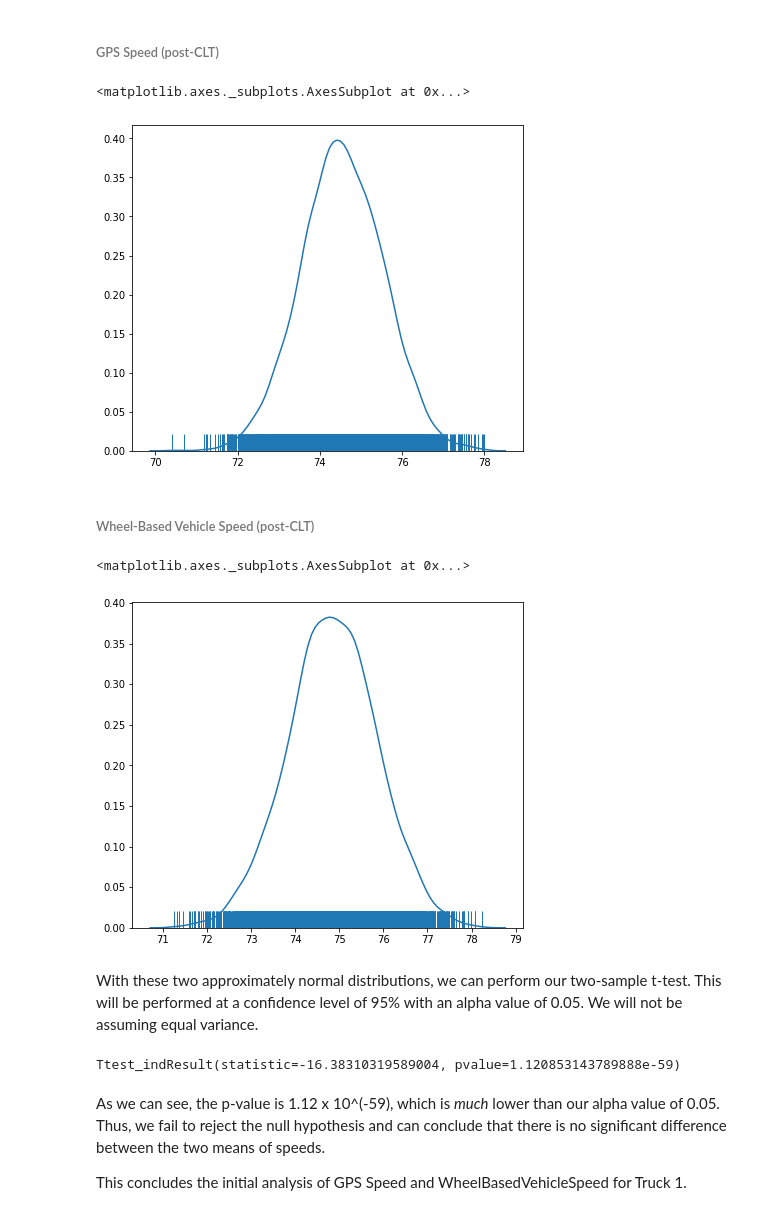
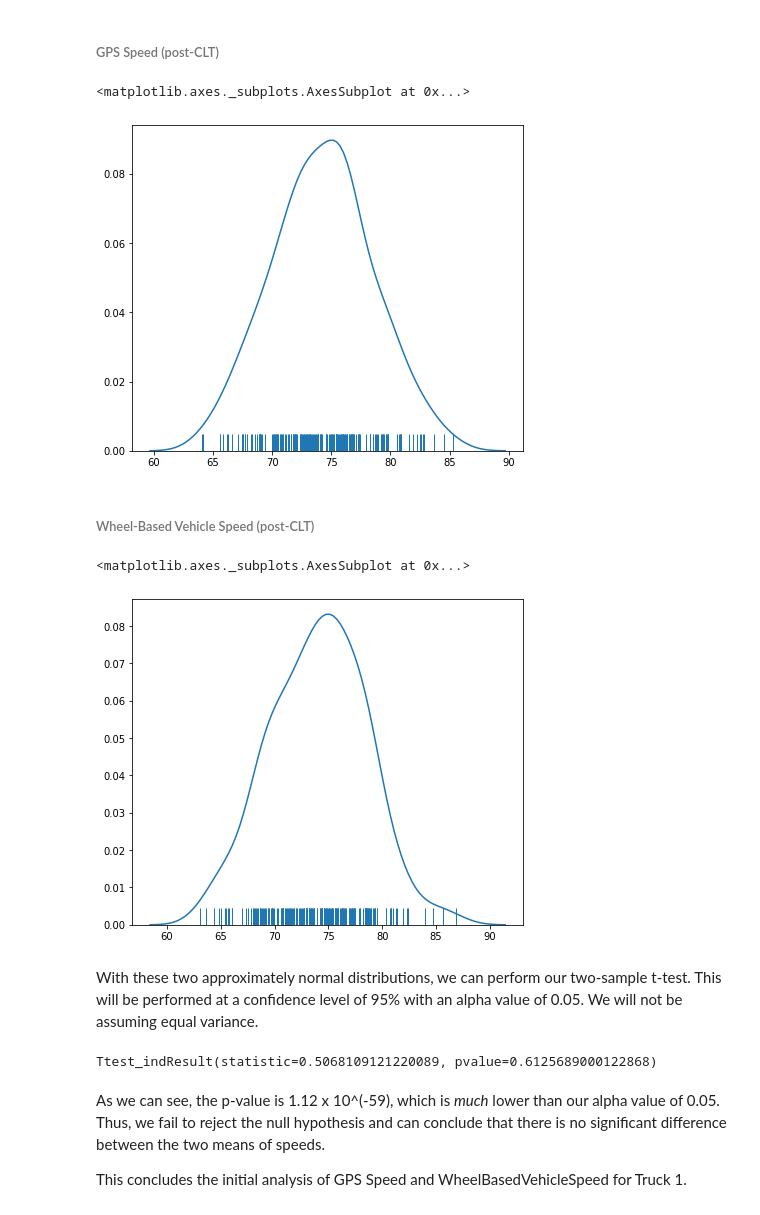
Before and after one commit to UNCG-CSE/Volvo_Truck_Analytics, a Jupyter notebook: src/Truck1GpsVsWheelBased.ipynb, the cells around one changed output. Drawn from its saved outputs; the diff is of its cells as text; code cells hidden in the pictures.

Commit message:
Fixed two-sample t-test for Truck 1.

```diff
--- a/src/Truck1GpsVsWheelBased.ipynb
+++ b/src/Truck1GpsVsWheelBased.ipynb
@@ -159,8 +159,8 @@ Since there are two samples, we can perform a two-sample t-test with resulting n
 # %%
 pointEstimatesGPS = []         # Make empty list to hold point estimates
 
-for x in range(6000):         # Generate 200 samples
-    sample = np.random.choice(a = truckOneDf['GPS speed'], size=1000)
+for x in range(200):         # Generate 200 samples
+    sample = np.random.choice(a = truckOneDf['GPS speed'], size=50)
     pointEstimatesGPS.append(sample.mean())
 
 f, ax = plt.subplots(figsize=(7, 6))
@@ -168,28 +168,28 @@ meansOfGPS = sns.distplot(pointEstimatesGPS, hist=False, rug=True); # Plot sampl
 meansOfGPS
 # %% [output]
 <matplotlib.axes._subplots.AxesSubplot at 0x...>
-[figure, old version]
+[figure, new version]
 # %% [markdown]
 ###### Wheel-Based Vehicle Speed (post-CLT)
 # %%
 pointEstimatesWheel = []         # Make empty list to hold point estimates
 
-for x in range(6000):         # Generate 200 samples
-    sample = np.random.choice(a = truckOneDf['WheelBasedVehicleSpeed'], size=1000)
+for x in range(200):         # Generate 200 samples
+    sample = np.random.choice(a = truckOneDf['WheelBasedVehicleSpeed'], size=50)
     pointEstimatesWheel.append(sample.mean())
 
 f, ax = plt.subplots(figsize=(7, 6))
 meansOfWheel = sns.distplot(pointEstimatesWheel, hist=False, rug=True); # Plot sample mean density
 meansOfWheel
 # %% [output]
 <matplotlib.axes._subplots.AxesSubplot at 0x...>
-[figure, old version]
+[figure, new version]
 # %% [markdown]
 With these two approximately normal distributions, we can perform our two-sample t-test. This will be performed at a confidence level of 95% with an alpha value of 0.05. We will not be assuming equal variance.
 # %%
 stats.ttest_ind(a = pointEstimatesGPS, b = pointEstimatesWheel, equal_var = False)
 # %% [output]
-Ttest_indResult(statistic=-16.38310319589004, pvalue=1.120853143789888e-59)
+Ttest_indResult(statistic=0.5068109121220089, pvalue=0.6125689000122868)
 # %% [markdown]
 As we can see, the p-value is 1.12 x 10^(-59), which is _much_ lower than our alpha value of 0.05. Thus, we fail to reject the null hypothesis and can conclude that there is no significant difference between the two means of speeds.
 
```
